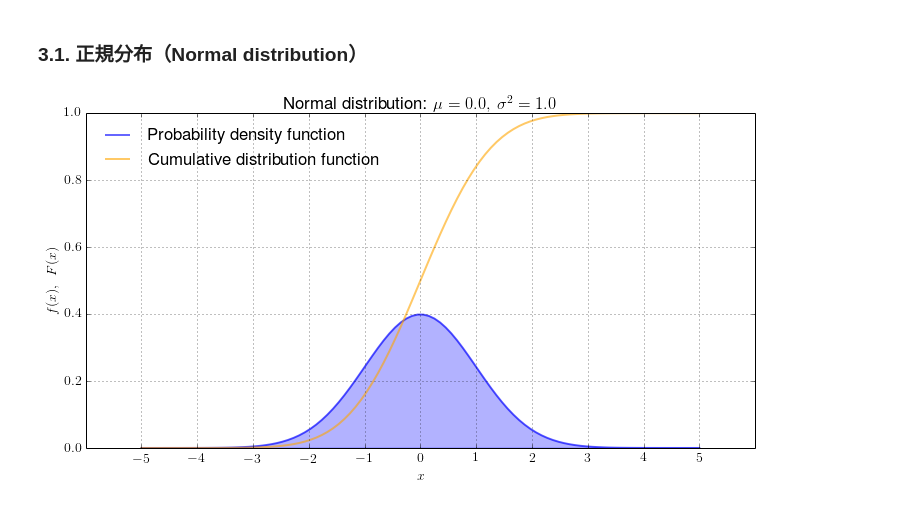
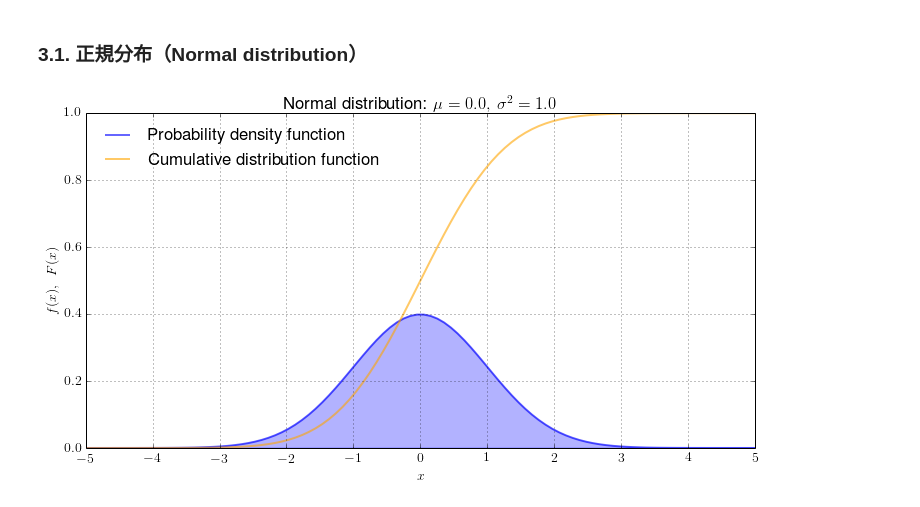
Before and after one commit to sw1227/statistics, a Jupyter notebook: interactive_distribution.ipynb, the cells around one changed output. Saved outputs shown, nothing was run; the diff lists cells and outputs as text; code cells hidden in the pictures.

Commit message:
add various distributions, refactor plot functions

```diff
--- a/interactive_distribution.ipynb
+++ b/interactive_distribution.ipynb
@@ -63,13 +215,13 @@ def plot_poisson(lambda_, k_max):
 # %% [markdown]
 ### 3.0. 連続型確率分布の確率密度関数PDFと累積分布関数CDFをプロットする関数
 # %%
-def plot_continuous(func, x_max=5):
+def plot_continuous(func, x_min=0, x_max=5, y_max=1.0):
     """ 与えられた連続型確率分布関数のPDFとCDFをプロットする
         - func: 連続型確率分布関数(scipy.stats.distributions.rv_frozen)
-        - x_max: 横軸の幅(-x_maxから+x_maxまでプロット)
+        - x_min, x_max: 横軸の領域(x_minからx_maxまでプロット)
     """
     # 横軸
-    x = np.linspace(-x_max, x_max, 100)
+    x = np.linspace(x_min, x_max, 100)
 
     # 確率密度関数PDF
     plt.plot(x, func.pdf(x), color="blue", lw="2", label="Probability density function", alpha=0.6)
@@ -81,8 +233,9 @@ def plot_continuous(func, x_max=5):
     # グラフ設定
     plt.grid()
     plt.legend(loc="upper left", frameon=False)
-    plt.xticks(np.arange(-x_max, x_max+1)) # 横軸の目盛り
-    plt.ylim((0.0, 1.0))
+    plt.xticks(np.arange(x_min, x_max+1)) # 横軸の目盛り
+    plt.xlim((x_min, x_max))
+    plt.ylim((0.0, y_max))
     plt.xlabel("$x$")
     plt.ylabel("$f(x), \:\: F(x)$")
 # %% [markdown]
@@ -90,10 +243,10 @@ def plot_continuous(func, x_max=5):
 # %%
 @interact(mu=(-2.0, 2.0), sigma2=(0.0, 2.0), x_max=(1, 10))
 def plot_norm(mu, sigma2, x_max):
-    plot_continuous(stats.norm(mu, sigma2), x_max)
+    plot_continuous(stats.norm(mu, sigma2), -x_max, x_max)
     plt.title("Normal distribution: $ \mu = %.1f,\: \sigma ^2 = %.1f$" % (mu, sigma2))
 
-# 以下のように1行でも記述できるが、読みやすさを優先した
+# 以下のように1行でも記述できるが、読みやすさを優先した（以下同様）
 #interact(lambda mu, sigma2, x_max: plot_continuous(stats.norm(mu, sigma2), x_max), mu=(-2.0, 2.0), sigma2=(0.0, 2.0), x_max=(1, 10))
 # %% [output]
-[figure, old version]
+[figure, new version]
```
Also changed, not shown: parts of 18 cells of this notebook, 1 other file.
